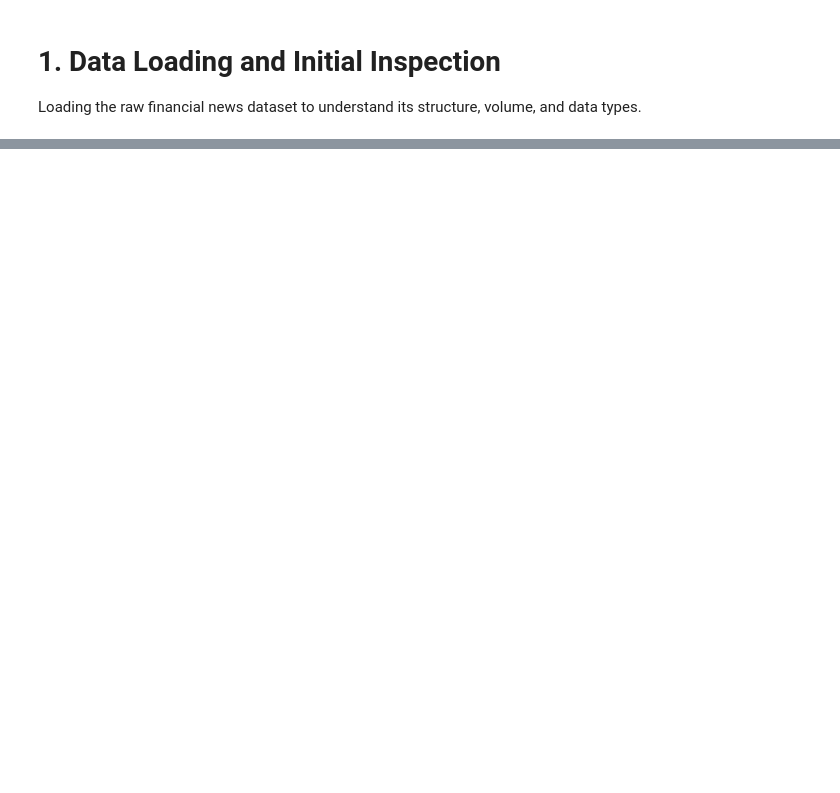
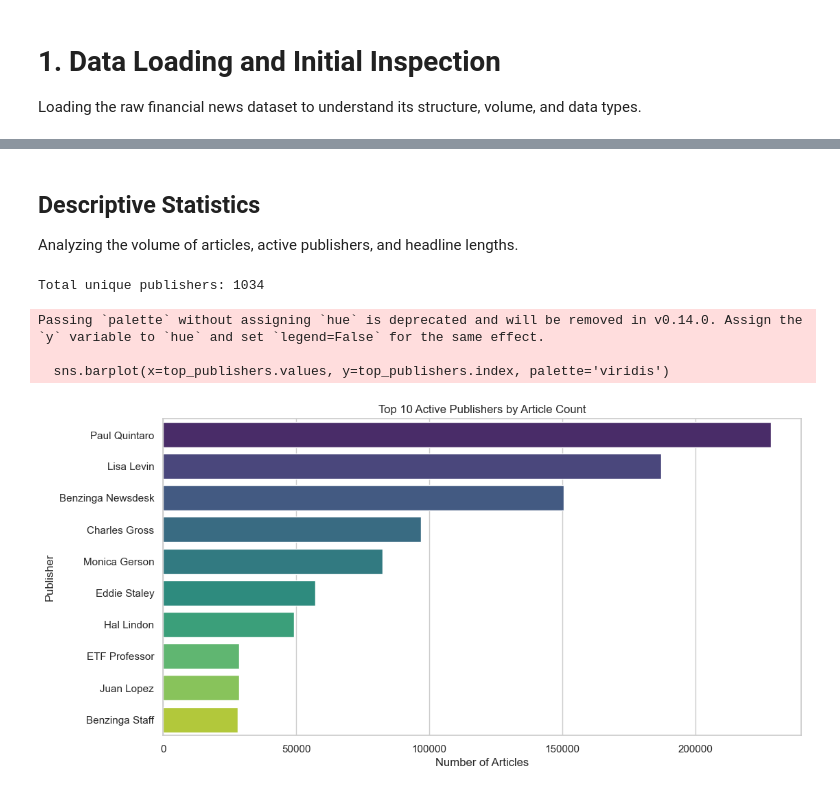
Before and after one commit to EliasD369/Price-Moves-with-News-Sentiment, a Jupyter notebook: nootbooks/Main.ipynb, the cells around one changed output, grey strips where cells are left out. Drawn from its saved outputs; the diff is of its cells as text; code cells hidden in the pictures; blank space fills up the shorter version.

```diff
--- a/nootbooks/Main.ipynb
+++ b/nootbooks/Main.ipynb
@@ -47,0 +83,8 @@ NameError: name 'pd' is not defined
+# %%
+# Convert date column to datetime, handling the specific format with offsets
+# errors='coerce' will turn unparseable dates into NaT (Not a Time)
+df['date'] = pd.to_datetime(df['date'], errors='coerce', utc=True)
+
+# Verify the conversion works
+print(df['date'].dtype)
+df.head(3)
@@ -47,0 +97,26 @@ NameError: name 'pd' is not defined
+# %% [markdown]
+## Descriptive Statistics
+Analyzing the volume of articles, active publishers, and headline lengths.
+# %%
+# --- Publisher Analysis ---
+
+# Count unique publishers
+num_publishers = df['publisher'].nunique()
+print(f"Total unique publishers: {num_publishers}")
+
+# Top 10 most active publishers
+top_publishers = df['publisher'].value_counts().head(10)
+
+# Visualization
+plt.figure(figsize=(12, 6))
+sns.barplot(x=top_publishers.values, y=top_publishers.index, palette='viridis')
+plt.title('Top 10 Active Publishers by Article Count')
+plt.xlabel('Number of Articles')
+plt.ylabel('Publisher')
+plt.show()
+# %% [output]
+Total unique publishers: 1034
+Passing `palette` without assigning `hue` is deprecated and will be removed in v0.14.0. Assign the `y` variable to `hue` and set `legend=False` for the same effect.
+
+  sns.barplot(x=top_publishers.values, y=top_publishers.index, palette='viridis')
+[figure, added]
```
Also changed, not shown: parts of 10 cells of this notebook, 2 other files.
